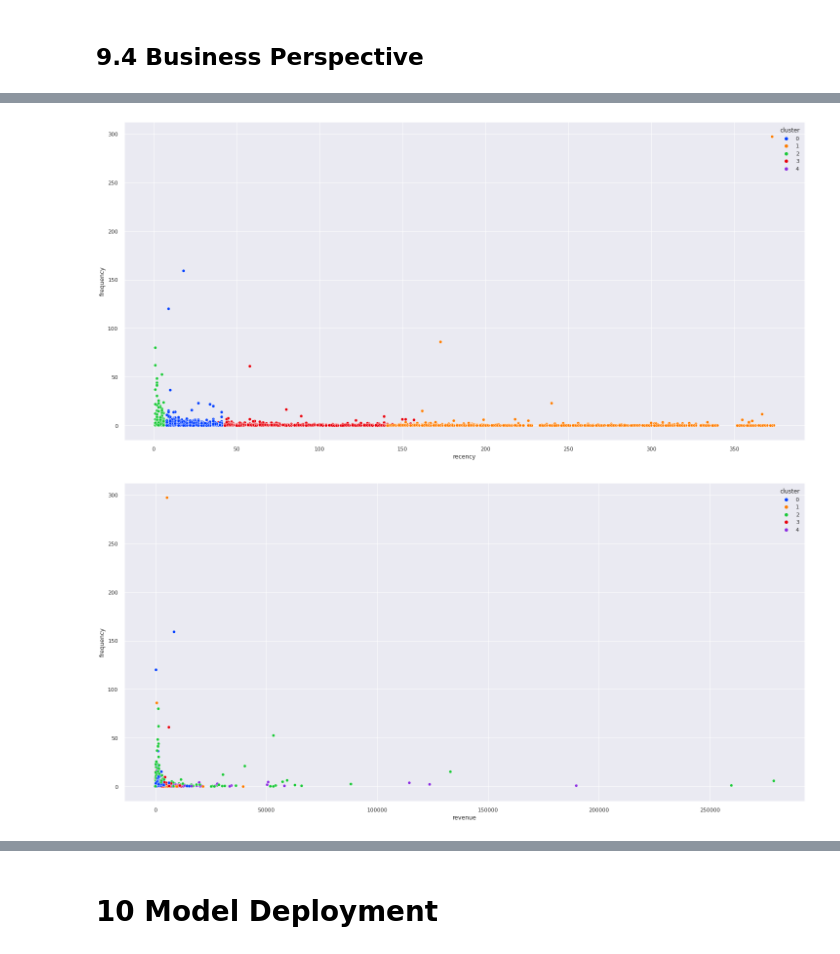
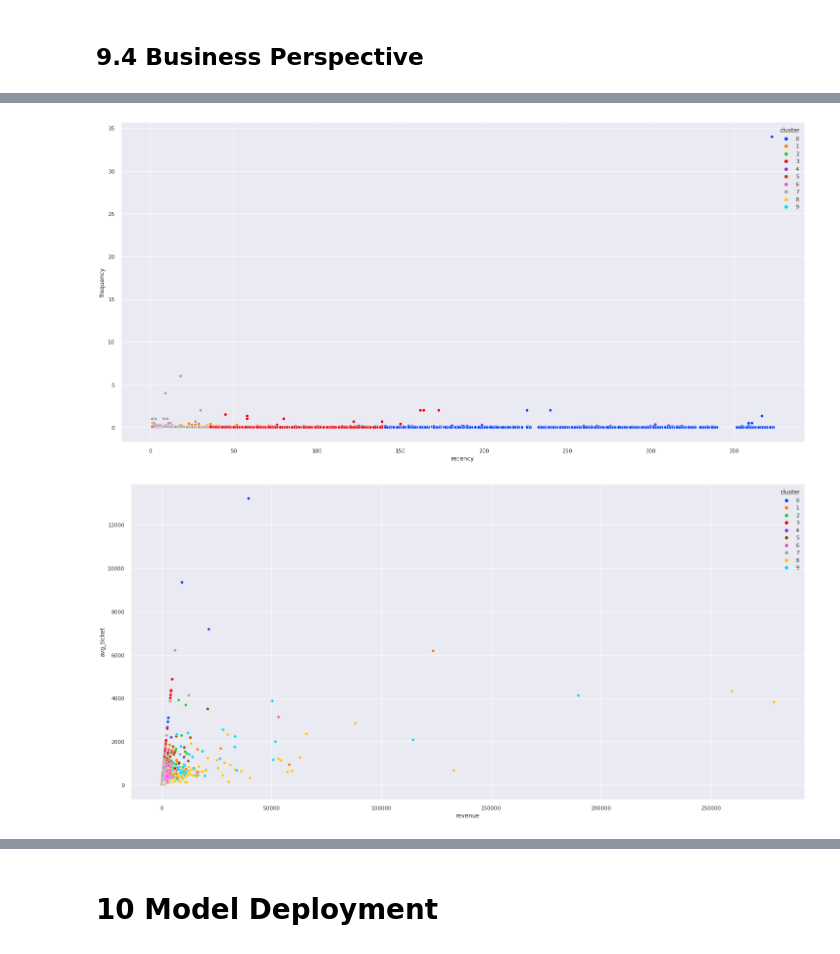
Before and after one commit to humberto-aguiar/Insiders-Fidelity-Clustering, a Jupyter notebook: notebooks/c5-feature-engineering.ipynb, the cells around one changed output, grey strips where cells are left out. Cells and saved outputs as stored; diff of their text form; code cells hidden in the pictures.

```diff
--- a/notebooks/c5-feature-engineering.ipynb
+++ b/notebooks/c5-feature-engineering.ipynb
@@ -869,7 +1020,7 @@ sns.pairplot(df_bi)
 # %% [markdown]
 ## 5.1 Numerical Variables Preparation
 # %%
-df5 = pd.read_csv('../data/interim/df3_interim.csv')
+df5 = pd.read_csv('../data/interim/df4_interim.csv')
 # %% [markdown]
 ### 5.1.1 Rescaling
 # %%
@@ -910,8 +1073,7 @@ df5.shape
 # %%
 # defining columns to be transformed
-log_cols = ['recency']
-min_max_cols = ['num_transactions', 'frequency', 'revenue', 'avg_ticket', 'num_returns', 'date_range', 'return_revenue', 'avg_return_revenue']
-cat_cols = ['country']
+log_cols = ['recency','avg_days_bw_purchases']
+min_max_cols = ['num_purchases','date_range','frequency','revenue','avg_ticket','avg_basket_size','avg_unique_prods','returns_revenue','avg_return_revenue','num_returns','qty_returned']
 
 log1p = FunctionTransformer(np.log1p)
 
@@ -927,8 +1089,7 @@ label_pipe = make_pipeline( OrdinalEncoder(), MinMaxScaler() )
 
 preprocessor = ColumnTransformer(
     transformers=[ ('log', log_pipe, log_cols),
-    ('min_max', min_max_pipe, min_max_cols),
-    ('label', label_pipe, cat_cols) ])
+    ('min_max', min_max_pipe, min_max_cols) ] )
 df_prep = preprocessor.fit_transform(df5)
 
 df_prep[1]
@@ -987,7 +1196,7 @@ plt.show()
 ## 9.1 Visual Inspection - Metrics
 # %%
 # aplying a kmeans with n = 5
-n_clusters = 5
+n_clusters = 10
 pipeline = make_pipeline( KMeans(n_clusters = n_clusters, random_state = 42) )
 labels = pipeline.fit_predict(df_prep)
 
@@ -1134,9 +1290,9 @@ Cluster 1
 # Ploting recency and frequency for the clusters generated
 sns.scatterplot( data = df_res, x = 'recency', y = 'frequency', hue = 'cluster', palette = 'bright');
 # %% [output]
-[figure, old version]
+[figure, new version]
 # %%
-# Ploting revenue and frequency for the clusters generated
-sns.scatterplot( data = df_res, x = 'revenue', y = 'frequency', hue = 'cluster', palette = 'bright');
+# Ploting recency and frequency for the clusters generated
+sns.scatterplot( data = df_res, x = 'revenue', y = 'avg_ticket', hue = 'cluster', palette = 'bright');
 # %% [output]
-[figure, old version]
+[figure, new version]
```
Also changed, not shown: parts of 50 cells of this notebook.
